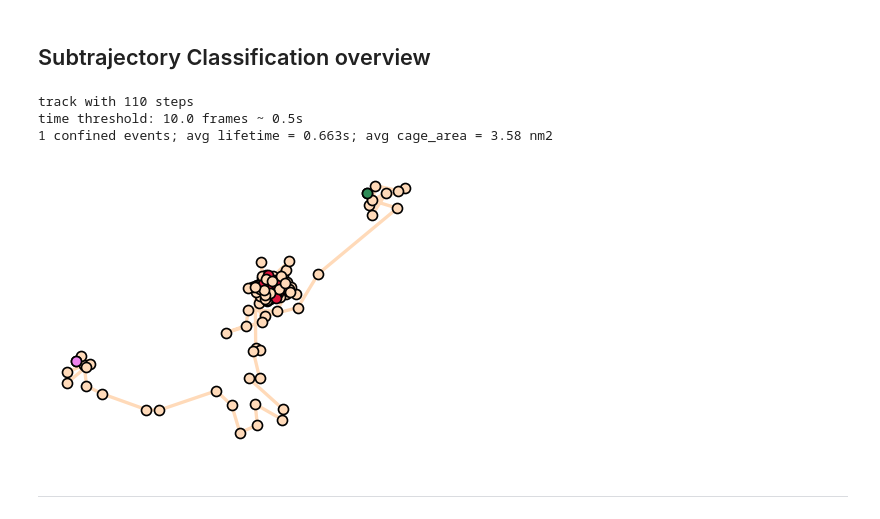
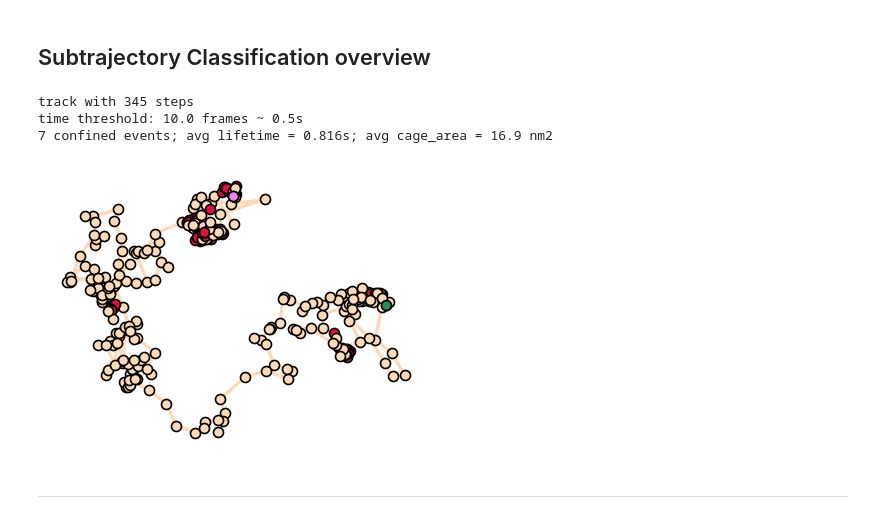
Before and after one commit to paulocaldas/Transient-Confinement-Analysis, a Jupyter notebook: Tune-Parameters-Single-Track-Confinement-Classification.ipynb, the cells around one changed output. Cells and saved outputs as stored; diff of their text form; code cells hidden in the pictures.

```diff
--- a/Tune-Parameters-Single-Track-Confinement-Classification.ipynb
+++ b/Tune-Parameters-Single-Track-Confinement-Classification.ipynb
@@ -8,7 +15,7 @@
 ### Read File
 # %%
 file = 'trajectories-examples/LA_Time_Lapse_23.06.2021_12_57_25_Exp3_51ms_p2_Tracks.xml'
-min_track_len = 30
+min_track_len = 300
 
 from bkg_func import main, utils, conf_ratio_func
 all_tracks, frame_rate, n_tracks = main.ReadTracks(file, minlen = min_track_len)
@@ -46,16 +55,16 @@ utils.plotSingleTrack(track, start = start_point, end = end_point)
 # %% [markdown]
 ## Subtrajectory Classification overview
 # %%
-trackID = 73
-p_thres = 1500
+trackID = 32
+p_thres = 500
 t_thres = 0.5
 window = 5
 
 track_score, stats = main.TrajectoryClassification(all_tracks, trackID, p_thres, window, frame_rate, t_thres)
 # %% [output]
-track with 110 steps
+track with 345 steps
 time threshold: 10.0 frames ~ 0.5s
-1 confined events; avg lifetime = 0.663s; avg cage_area = 3.58 nm2
+7 confined events; avg lifetime = 0.816s; avg cage_area = 16.9 nm2
-[figure, old version]
+[figure, new version]
 # %% [markdown]
 <hr>
```
Also changed, not shown: parts of 7 cells of this notebook, 5 other files.
